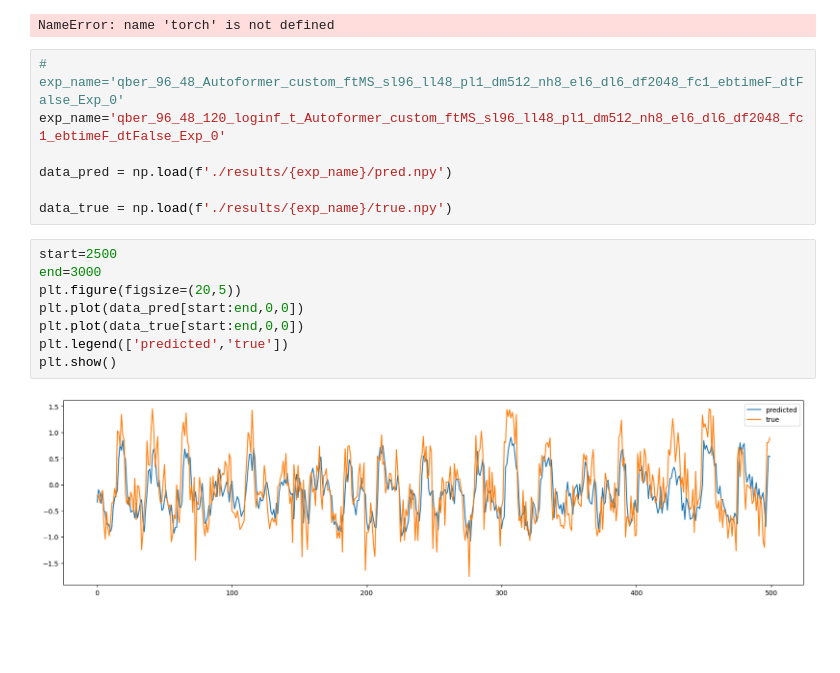
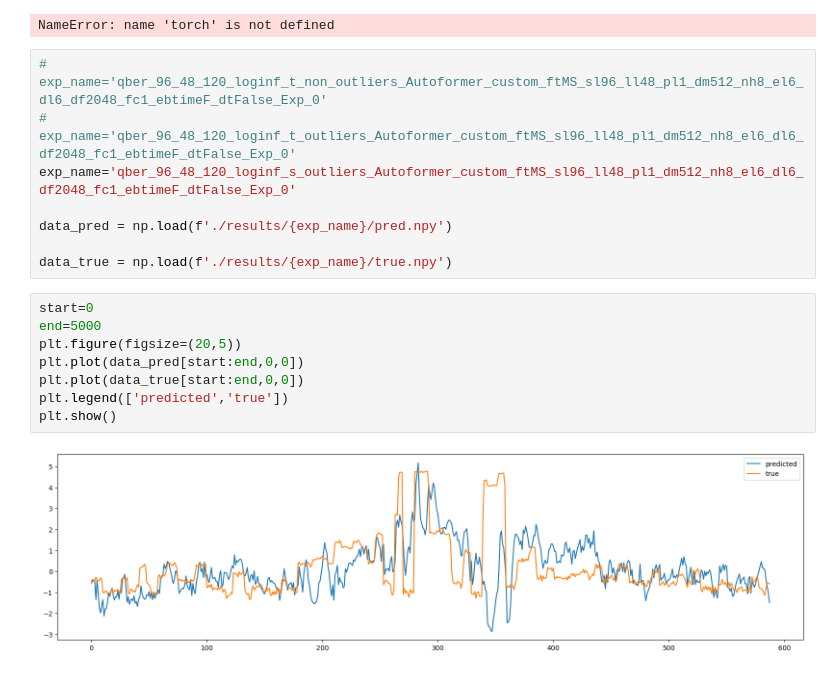
Before and after one commit to dkagramanyan/qber_analysis, a Jupyter notebook: Autoformer/train.ipynb, the cells around one changed output. Saved outputs shown, nothing was run; the diff lists cells and outputs as text; blank space fills up the shorter version.

Commit message:
2 models for outliers and no outliers

```diff
--- a/Autoformer/train.ipynb
+++ b/Autoformer/train.ipynb
@@ -203,22 +286,23 @@ torch.cuda.empty_cache()
 # %% [output]
 NameError: name 'torch' is not defined
 # %%
-# exp_name='qber_96_48_Autoformer_custom_ftMS_sl96_ll48_pl1_dm512_nh8_el6_dl6_df2048_fc1_ebtimeF_dtFalse_Exp_0'
-exp_name='qber_96_48_120_loginf_t_Autoformer_custom_ftMS_sl96_ll48_pl1_dm512_nh8_el6_dl6_df2048_fc1_ebtimeF_dtFalse_Exp_0'
+# exp_name='qber_96_48_120_loginf_t_non_outliers_Autoformer_custom_ftMS_sl96_ll48_pl1_dm512_nh8_el6_dl6_df2048_fc1_ebtimeF_dtFalse_Exp_0'
+# exp_name='qber_96_48_120_loginf_t_outliers_Autoformer_custom_ftMS_sl96_ll48_pl1_dm512_nh8_el6_dl6_df2048_fc1_ebtimeF_dtFalse_Exp_0'
+exp_name='qber_96_48_120_loginf_s_outliers_Autoformer_custom_ftMS_sl96_ll48_pl1_dm512_nh8_el6_dl6_df2048_fc1_ebtimeF_dtFalse_Exp_0'
 
 data_pred = np.load(f'./results/{exp_name}/pred.npy')
 
 data_true = np.load(f'./results/{exp_name}/true.npy')
 # %%
-start=2500
-end=3000
+start=0
+end=5000
 plt.figure(figsize=(20,5))
 plt.plot(data_pred[start:end,0,0])
 plt.plot(data_true[start:end,0,0])
 plt.legend(['predicted','true'])
 plt.show()
 # %% [output]
-[figure, old version]
+[figure, new version]
 # %%
 start=8200
 end=8700
```
Also changed, not shown: parts of 13 cells of this notebook, 8 other files.
